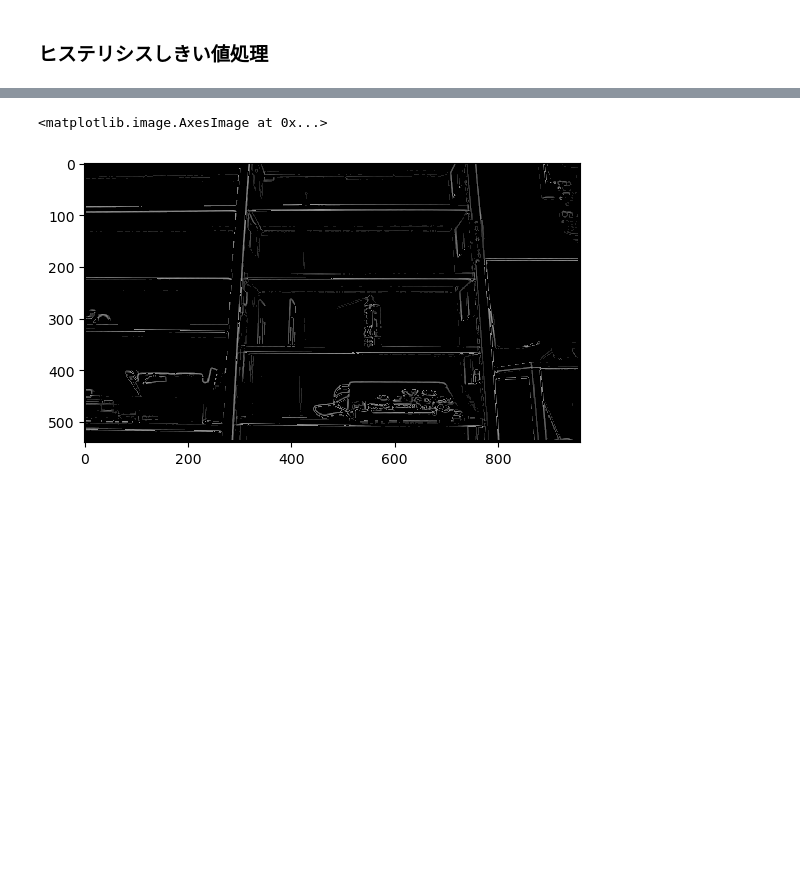
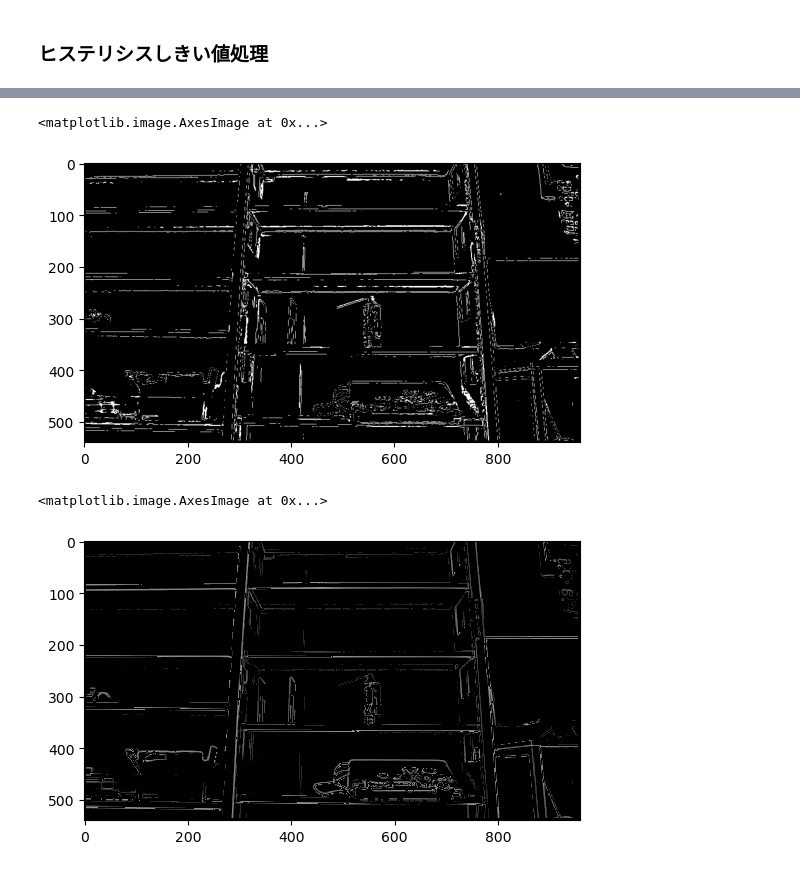
Before and after one commit to anhquan18/canny_edge_detection, a Jupyter notebook: canny_edge_detector.ipynb, the cells around one changed output, grey strips where cells are left out. Drawn from its saved outputs; the diff is of its cells as text; code cells hidden in the pictures; blank space fills up the shorter version.

```diff
--- a/canny_edge_detector.ipynb
+++ b/canny_edge_detector.ipynb
@@ -142,0 +189,12 @@ plt.imshow(h_image, cmap='gray', vmin=0.0, vmax=255.0)
+# %%
+# ヒステリシスしきい値処理
+# 強いエッジと繋がっている弱いエッジを強いエッジに変換する
+
+# 既にある強いエッジである弱いエッジを削除
+hys_l_image = l_image * (h_image != 255)
+hys_l_image[hys_l_image > 0] = 255
+
+plt.imshow(hys_l_image, cmap='gray', vmin=0.0, vmax=255.0)
+# %% [output]
+<matplotlib.image.AxesImage at 0x...>
+[figure, added]
```
Also changed, not shown: parts of 9 cells of this notebook.
